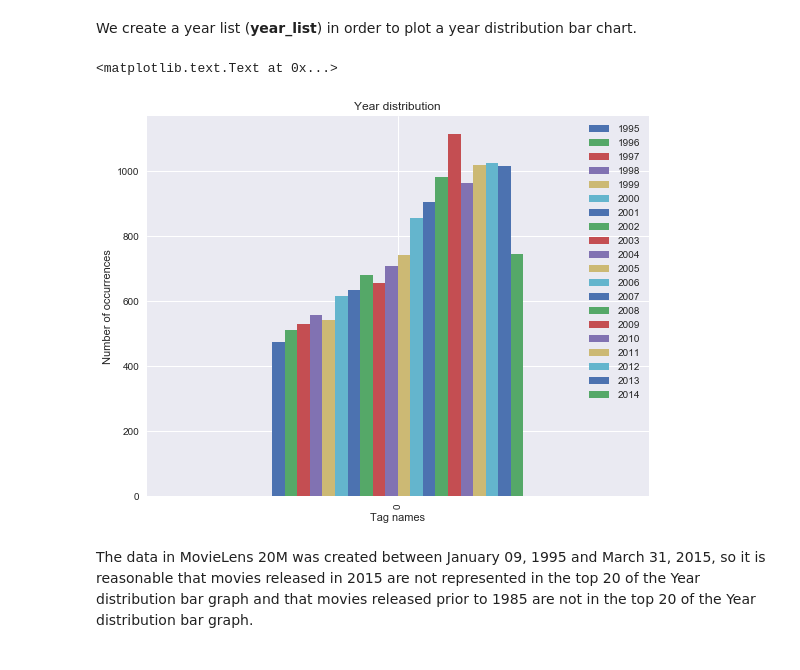
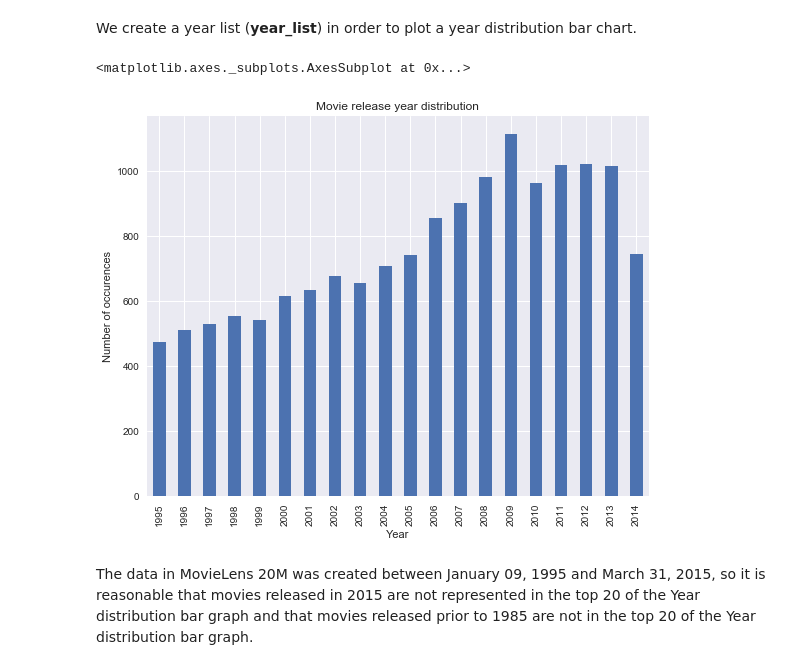
Before and after one commit to ipandzic/MovieLens, a Jupyter notebook: MRS.ipynb, the cells around one changed output. Drawn from its saved outputs; the diff is of its cells as text; code cells hidden in the pictures.

Commit message:
Fixed a bar chart

```diff
--- a/MRS.ipynb
+++ b/MRS.ipynb
@@ -64,23 +64,24 @@ We create a year list (**year_list**) in order to plot a year distribution bar c
 # %%
 year_list = []
 for row in movies["title"]:
     x = re.search(r"\(\d{4}\)", row)
     if x:
         y = x.group(0)
     year_list.append(y[1:-1])
 
 year_count = Counter(year_list)
 year_count_30 = year_count .most_common(20)
 year_dict = dict(year_count_30)
 year_df = pd.DataFrame(year_dict, index=[0])
 
-plt.rcParams["figure.figsize"] = [9,7]
-ax = year_df.plot(kind='bar', title="Year distribution")
-ax.set_xlabel("Tag names")
-ax.set_ylabel("Number of occurrences")
+year_row = year_df.iloc[-1]
+plt.title("Movie release year distribution")
+plt.xlabel("Year")
+plt.ylabel("Number of occurences")
+year_row.plot(kind='bar')
 # %% [output]
-<matplotlib.text.Text at 0x...>
+<matplotlib.axes._subplots.AxesSubplot at 0x...>
-[figure, old version]
+[figure, new version]
 # %% [markdown]
 The data in MovieLens 20M was created between January 09, 1995 and March 31, 2015, so it is reasonable that movies released in 2015 are not represented in the top 20 of the Year distribution bar graph and that movies released prior to 1985 are not in the top 20 of the Year distribution bar graph.
 # %%
```
Also changed, not shown: parts of 3 cells of this notebook.
